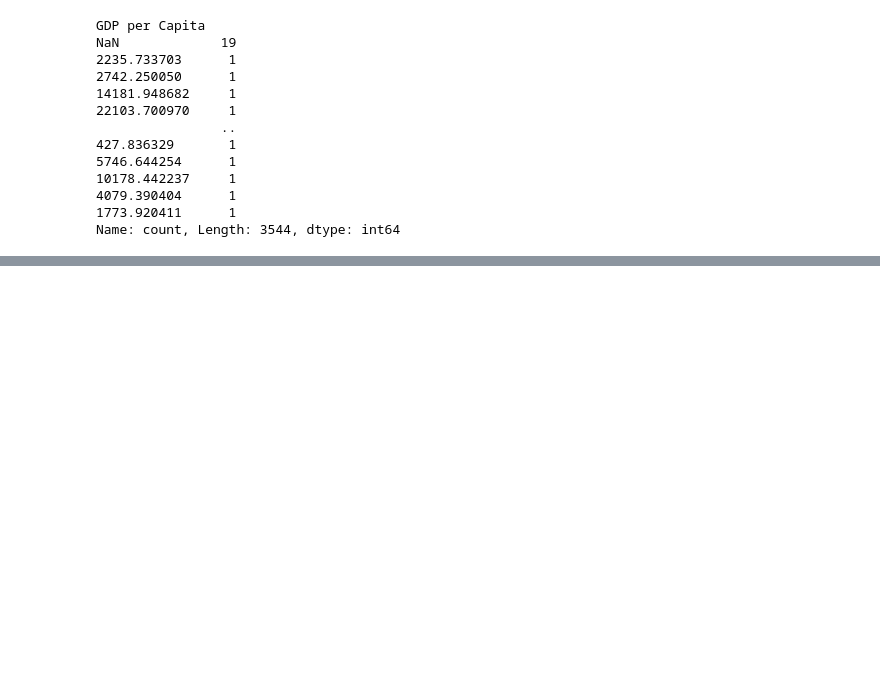
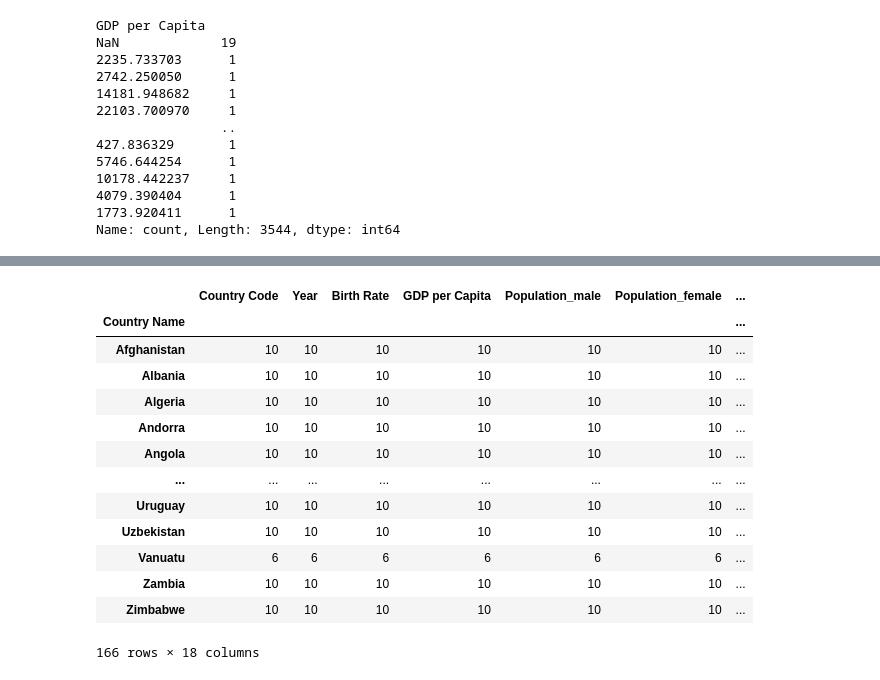
Before and after one commit to Nigel95/Projet, a Jupyter notebook: 3_Data_cleaning_on_merged_dataset/merged_dataset_cleaning.ipynb, the cells around one changed output, grey strips where cells are left out. Drawn from its saved outputs; the diff is of its cells as text; code cells hidden in the pictures; blank space fills up the shorter version.

```diff
--- a/3_Data_cleaning_on_merged_dataset/merged_dataset_cleaning.ipynb
+++ b/3_Data_cleaning_on_merged_dataset/merged_dataset_cleaning.ipynb
@@ -380,0 +366,21 @@ Name: count, Length: 3544, dtype: int64
+# %%
+# which country has Nan in pollution
+#pd.set_option('display.max_rows', None)
+#pd.reset_option('display.max_rows')
+merged_dataset_to_clean[merged_dataset_to_clean['PM2.5_pollution'].isna()].groupby('Country Name').count()
+# we see that almost every country has missing value for 10 years
+# %% [output]
+|  | Country Code | Year | Birth Rate | GDP per Capita | Population_male | Population_female | ... |
+| Country Name |  |  |  |  |  |  | ... |
+| Afghanistan | 10 | 10 | 10 | 10 | 10 | 10 | ... |
+| Albania | 10 | 10 | 10 | 10 | 10 | 10 | ... |
+| Algeria | 10 | 10 | 10 | 10 | 10 | 10 | ... |
+| Andorra | 10 | 10 | 10 | 10 | 10 | 10 | ... |
+| Angola | 10 | 10 | 10 | 10 | 10 | 10 | ... |
+| ... | ... | ... | ... | ... | ... | ... | ... |
+| Uruguay | 10 | 10 | 10 | 10 | 10 | 10 | ... |
+| Uzbekistan | 10 | 10 | 10 | 10 | 10 | 10 | ... |
+| Vanuatu | 6 | 6 | 6 | 6 | 6 | 6 | ... |
+| Zambia | 10 | 10 | 10 | 10 | 10 | 10 | ... |
+| Zimbabwe | 10 | 10 | 10 | 10 | 10 | 10 | ... |
+166 rows × 18 columns
```
Also changed, not shown: parts of 29 cells of this notebook.
